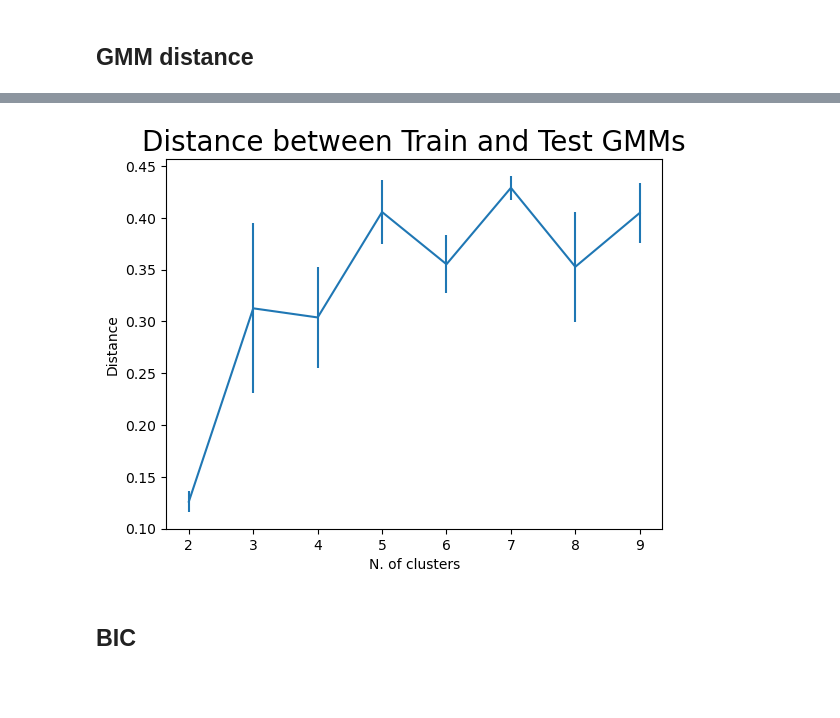
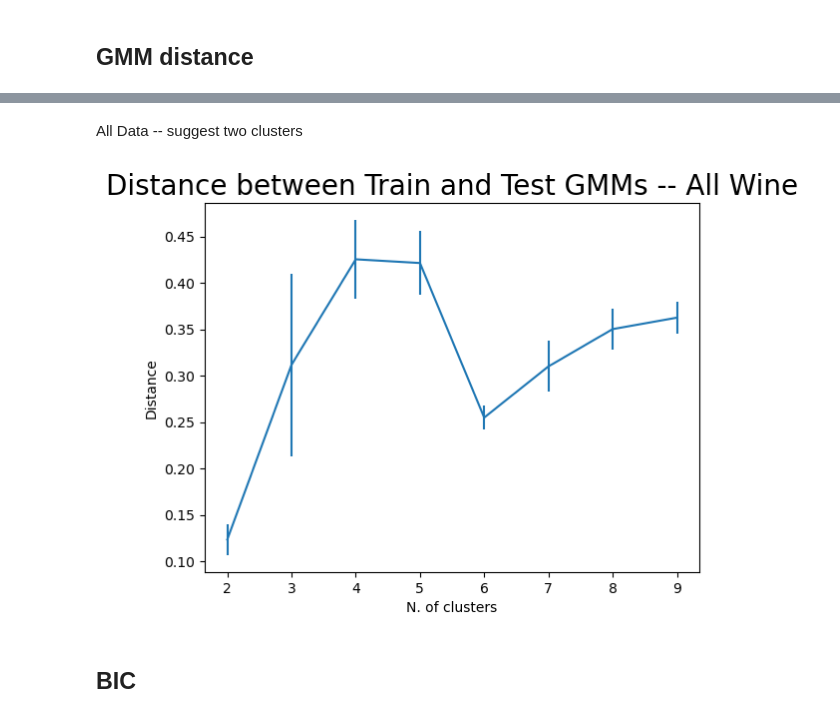
Before and after one commit to shuijing1996/Vinho-Verde-Wine-Clustering, a Jupyter notebook: notebook/vinho_verde_wine_gmm_5_clusters_champion.ipynb, the cells around one changed output, grey strips where cells are left out. Cells and saved outputs as stored; diff of their text form; code cells hidden in the pictures; blank space fills up the shorter version.

```diff
--- a/notebook/vinho_verde_wine_gmm_5_clusters_champion.ipynb
+++ b/notebook/vinho_verde_wine_gmm_5_clusters_champion.ipynb
@@ -396,30 +395,17 @@ plt.show()
+# %% [markdown]
+All Data -- suggest two clusters
 # %%
-n_clusters=np.arange(2, 10)
-iterations=5
-results=[]
-res_sigs=[]
-for n in tqdm(n_clusters):
-    dist=[]
-    for iteration in range(iterations):
-        train, test=train_test_split(data[feat_ls+['color']], test_size=0.5)
+max_cluster = 10
+all_d, all_d_sigs = train_two_gmm_get_dist(data, max_cluster=max_cluster, iterations=5)
 
-        gmm_train=GMM(n, n_init=2).fit(train)
-        gmm_test=GMM(n, n_init=2).fit(test)
-        dist.append(gmm_js(gmm_train, gmm_test))
-
-    result=np.mean(dist)
-    res_sig=np.std(dist)
-    results.append(result)
-    res_sigs.append(res_sig)
+plt.errorbar(np.arange(2, max_cluster), all_d, yerr=all_d_sigs)
+plt.title("Distance between Train and Test GMMs -- All Wine", fontsize=20)
+plt.xticks(np.arange(2, max_cluster))
+plt.xlabel("N. of clusters")
+plt.ylabel("Distance")
+plt.show()
+# %% [output]
+[figure, added]
-# %%
-plt.errorbar(n_clusters, results, yerr=res_sigs)
-plt.title("Distance between Train and Test GMMs", fontsize=20)
-plt.xticks(n_clusters)
-plt.xlabel("N. of clusters")
-plt.ylabel("Distance")
-plt.show()
-# %% [output]
-[figure, removed]
 # %% [markdown]
 ## BIC
 # %%
```
Also changed, not shown: parts of 12 cells of this notebook.
